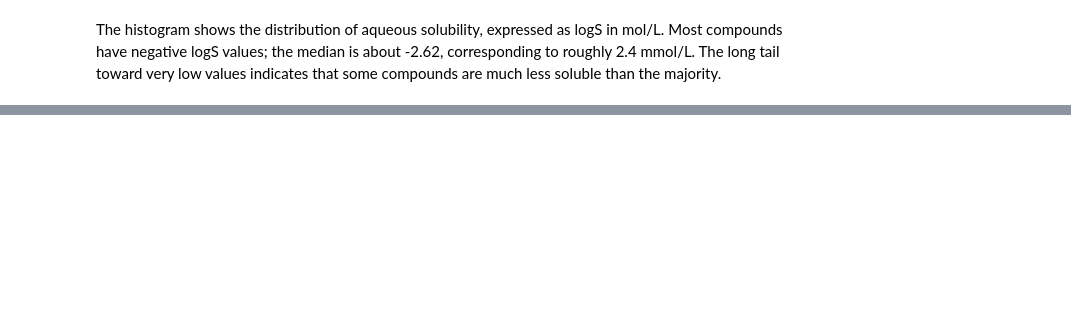
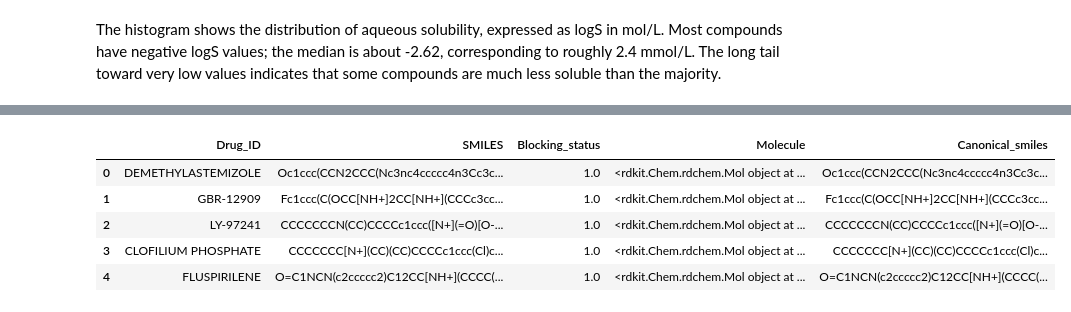
Before and after one commit to erinsoppelsa/Data-Project-for-Cheminformatics-class, a Jupyter notebook: notebooks/01_data_exploration.ipynb, the cells around one changed output, grey strips where cells are left out. Saved outputs shown, nothing was run; the diff lists cells and outputs as text; code cells hidden in the pictures; blank space fills up the shorter version.

```diff
--- a/notebooks/01_data_exploration.ipynb
+++ b/notebooks/01_data_exploration.ipynb
@@ -313,0 +306,16 @@ Rows remaining: 655
+# %%
+# Set the column names
+smiles_col = 'SMILES'
+target_col = 'Blocking_status'
+
+# Check the target values
+print("Target distribution:")
+print(df_clf[target_col].value_counts(dropna=False))
+
+# Count missing targets and SMILES
+print("Missing targets:", df_clf[target_col].isna().sum())
+
+# Remove rows with missing targets
+df_clf = df_clf.dropna(subset=[target_col]).copy()
+
+print("Rows after removing missing targets:", len(df_clf))
@@ -313,0 +350,6 @@ Rows remaining: 655
+# %%
+# Apply the function to the dataset
+df_clf["Canonical_smiles"] = df_clf["SMILES"].apply(canonicalize_smiles)
+
+df_clf.head()
+# %% [output]
@@ -313,0 +358,6 @@ Rows remaining: 655
+|  | Drug_ID | SMILES | Blocking_status | Molecule | Canonical_smiles |
+| 0 | DEMETHYLASTEMIZOLE | Oc1ccc(CCN2CCC(Nc3nc4ccccc4n3Cc3c... | 1.0 | <rdkit.Chem.rdchem.Mol object at ... | Oc1ccc(CCN2CCC(Nc3nc4ccccc4n3Cc3c... |
+| 1 | GBR-12909 | Fc1ccc(C(OCC[NH+]2CC[NH+](CCCc3cc... | 1.0 | <rdkit.Chem.rdchem.Mol object at ... | Fc1ccc(C(OCC[NH+]2CC[NH+](CCCc3cc... |
+| 2 | LY-97241 | CCCCCCCN(CC)CCCCc1ccc([N+](=O)[O-... | 1.0 | <rdkit.Chem.rdchem.Mol object at ... | CCCCCCCN(CC)CCCCc1ccc([N+](=O)[O-... |
+| 3 | CLOFILIUM PHOSPHATE | CCCCCCC[N+](CC)(CC)CCCCc1ccc(Cl)c... | 1.0 | <rdkit.Chem.rdchem.Mol object at ... | CCCCCCC[N+](CC)(CC)CCCCc1ccc(Cl)c... |
+| 4 | FLUSPIRILENE | O=C1NCN(c2ccccc2)C12CC[NH+](CCCC(... | 1.0 | <rdkit.Chem.rdchem.Mol object at ... | O=C1NCN(c2ccccc2)C12CC[NH+](CCCC(... |
```
Also changed, not shown: parts of 19 cells of this notebook, 13 other files.
